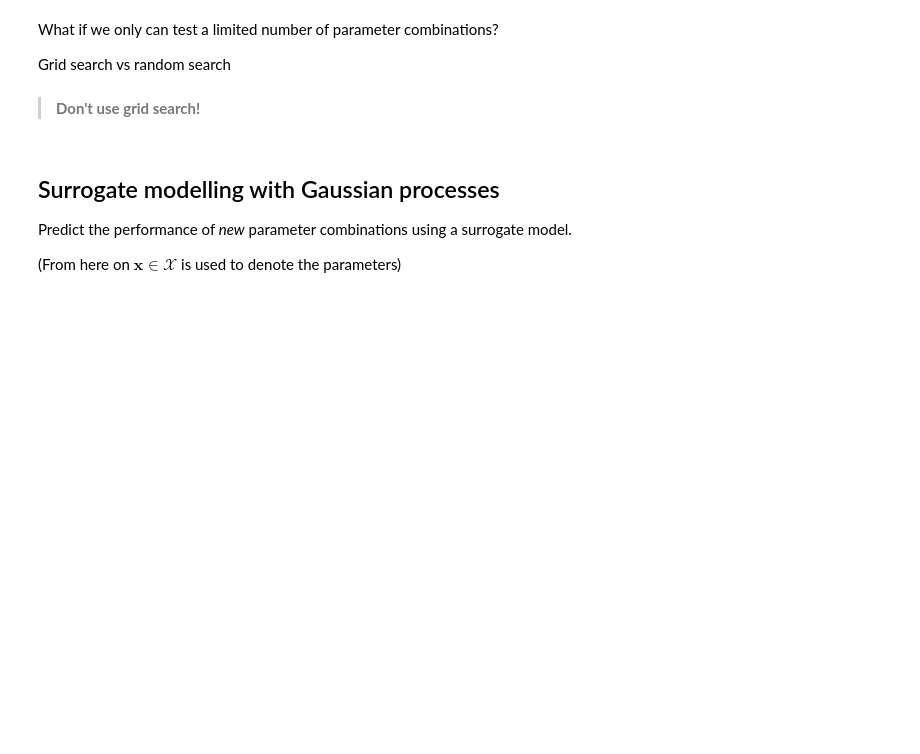
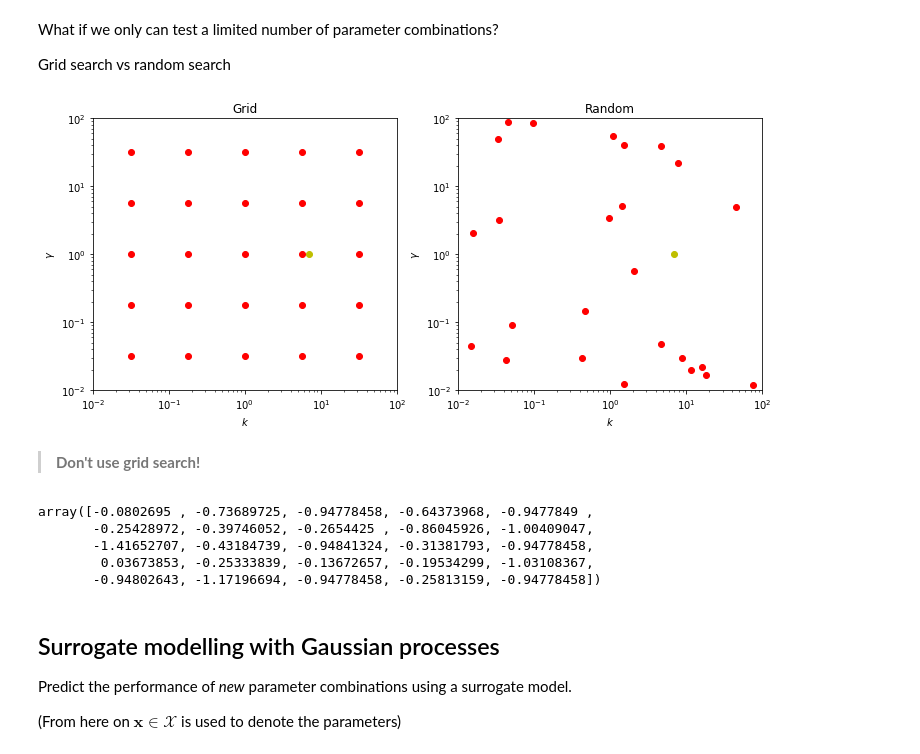
Before and after one commit to MichielStock/Teaching, a Jupyter notebook: BayesianOptimization/BayesianOptimizationTutorial.ipynb, the cells around one changed output. Drawn from its saved outputs; the diff is of its cells as text; code cells hidden in the pictures; blank space fills up the shorter version.

```diff
--- a/BayesianOptimization/BayesianOptimizationTutorial.ipynb
+++ b/BayesianOptimization/BayesianOptimizationTutorial.ipynb
@@ -163,24 +172,26 @@ What if we only can test a limited number of parameter combinations?
 
 Grid search vs random search
 # %%
-param_grid = np.array([[g, k] for k in np.logspace(-1.5, 1.5, num=4) for g in np.logspace(-1.5, 1.5, num=4)])
-param_random = 10**np.random.uniform(-2, 2, size=(16, 2))
+param_grid = np.array([[g, k] for k in np.logspace(-1.5, 1.5, num=5) for g in np.logspace(-1.5, 1.5, num=5)])
+param_random = 10**np.random.uniform(-2, 2, size=(25, 2))
 
 fig, (ax0, ax1) = plt.subplots(ncols=2, figsize=(12, 5))
 
 ax0.scatter(param_grid[:,0], param_grid[:,1], c='r')
 ax0.set_title('Grid')
 
 ax1.scatter(param_random[:,0], param_random[:,1], c='r')
 ax1.set_title('Random')
 
 for ax in (ax1, ax0):
     ax.scatter(kstar, gstar, c='y')
     ax.loglog()
     ax.set_xlabel('$k$')
     ax.set_ylabel('$\gamma$')
     ax.set_ylim([1e-2, 1e2])
     ax.set_xlim([1e-2, 1e2])
+# %% [output]
+[figure, added]
 # %% [markdown]
 > **Don't use grid search!**
 # %%
@@ -189,6 +200,12 @@ simulated_parameters = param_random
 #simulated_parameters = param_grid
 mse_obs = np.array([get_mse(g=g, k=k) for g, k in simulated_parameters])
 mse_obs
+# %% [output]
+array([-0.0802695 , -0.73689725, -0.94778458, -0.64373968, -0.9477849 ,
+       -0.25428972, -0.39746052, -0.2654425 , -0.86045926, -1.00409047,
+       -1.41652707, -0.43184739, -0.94841324, -0.31381793, -0.94778458,
+        0.03673853, -0.25333839, -0.13672657, -0.19534299, -1.03108367,
+       -0.94802643, -1.17196694, -0.94778458, -0.25813159, -0.94778458])
 # %% [markdown]
 ## Surrogate modelling with Gaussian processes
 
```
Also changed, not shown: parts of 10 cells of this notebook.
